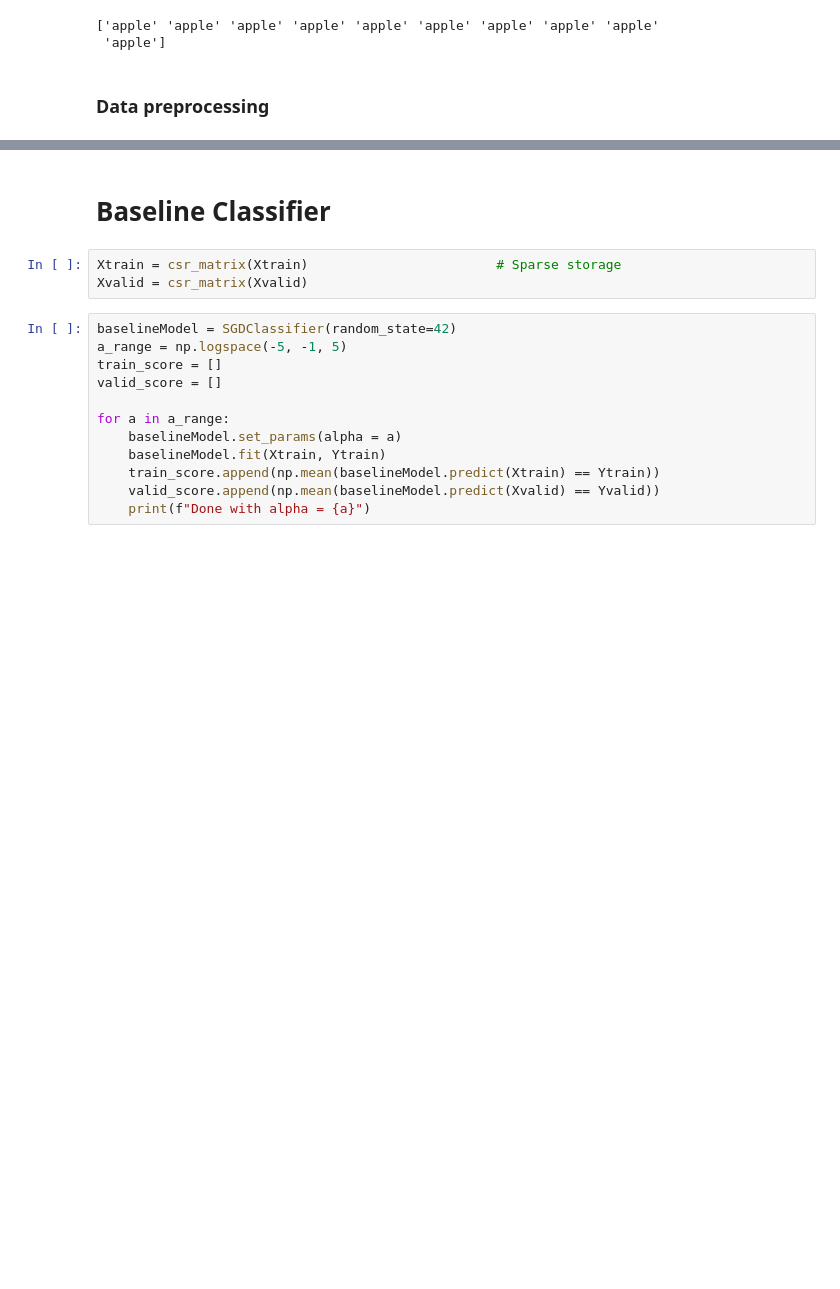
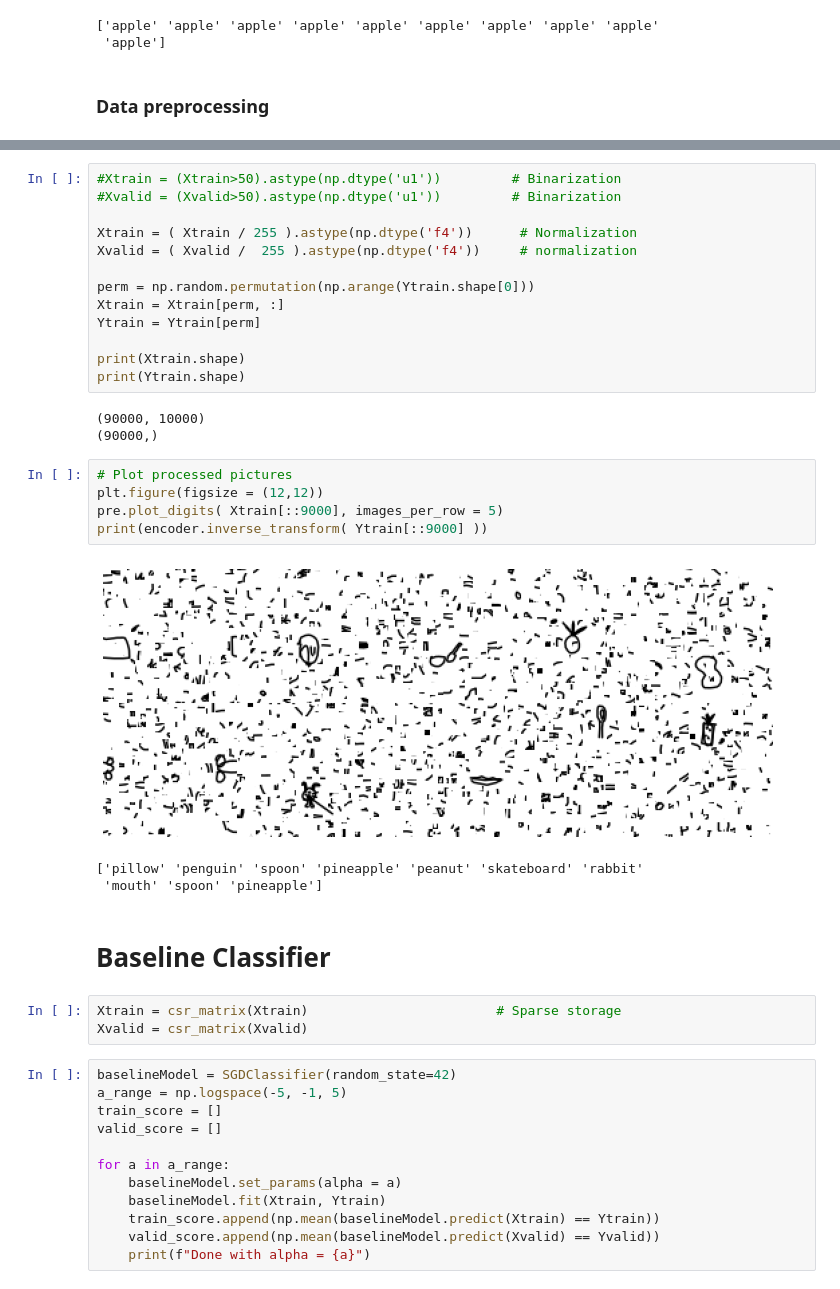
Before and after one commit to openjamoses/ML-Kaggle, a Jupyter notebook: main.ipynb, the cells around one changed output, grey strips where cells are left out. Drawn from its saved outputs; the diff is of its cells as text; blank space fills up the shorter version.

```diff
--- a/main.ipynb
+++ b/main.ipynb
@@ -106,3 +112,28 @@ Xvalid = (Xvalid>50).astype(np.dtype('u1'))         # Binarization
+# %%
+#Xtrain = (Xtrain>50).astype(np.dtype('u1'))         # Binarization
+#Xvalid = (Xvalid>50).astype(np.dtype('u1'))         # Binarization
+
+Xtrain = ( Xtrain / 255 ).astype(np.dtype('f4'))      # Normalization
+Xvalid = ( Xvalid /  255 ).astype(np.dtype('f4'))     # normalization
+
+perm = np.random.permutation(np.arange(Ytrain.shape[0]))
+Xtrain = Xtrain[perm, :]
+Ytrain = Ytrain[perm]
+
+print(Xtrain.shape)
+print(Ytrain.shape)
+# %% [output]
+(90000, 10000)
+(90000,)
+# %%
+# Plot processed pictures
+plt.figure(figsize = (12,12))
+pre.plot_digits( Xtrain[::9000], images_per_row = 5)
+print(encoder.inverse_transform( Ytrain[::9000] ))
+# %% [output]
+[figure, added]
+['pillow' 'penguin' 'spoon' 'pineapple' 'peanut' 'skateboard' 'rabbit'
+ 'mouth' 'spoon' 'pineapple']
 # %% [markdown]
 # Baseline Classifier
 # %%
```
Also changed, not shown: parts of 24 cells of this notebook.
